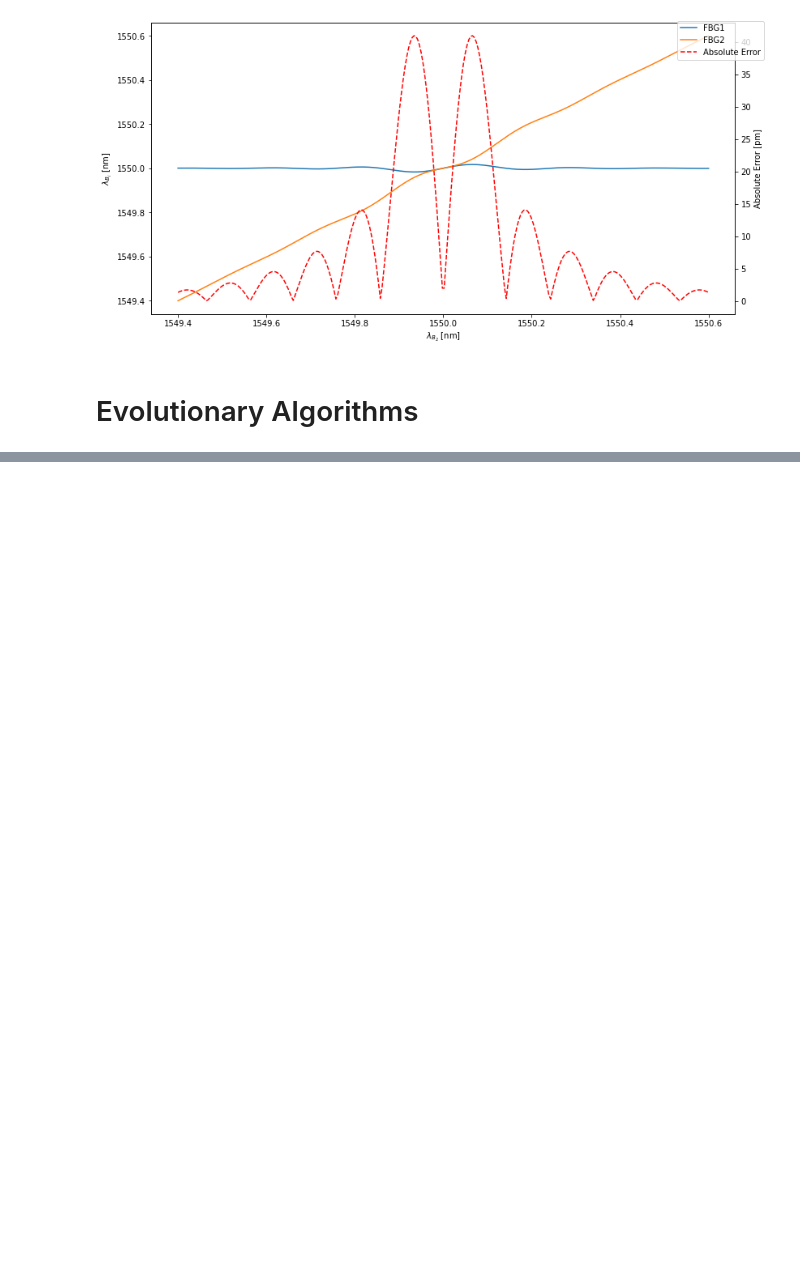
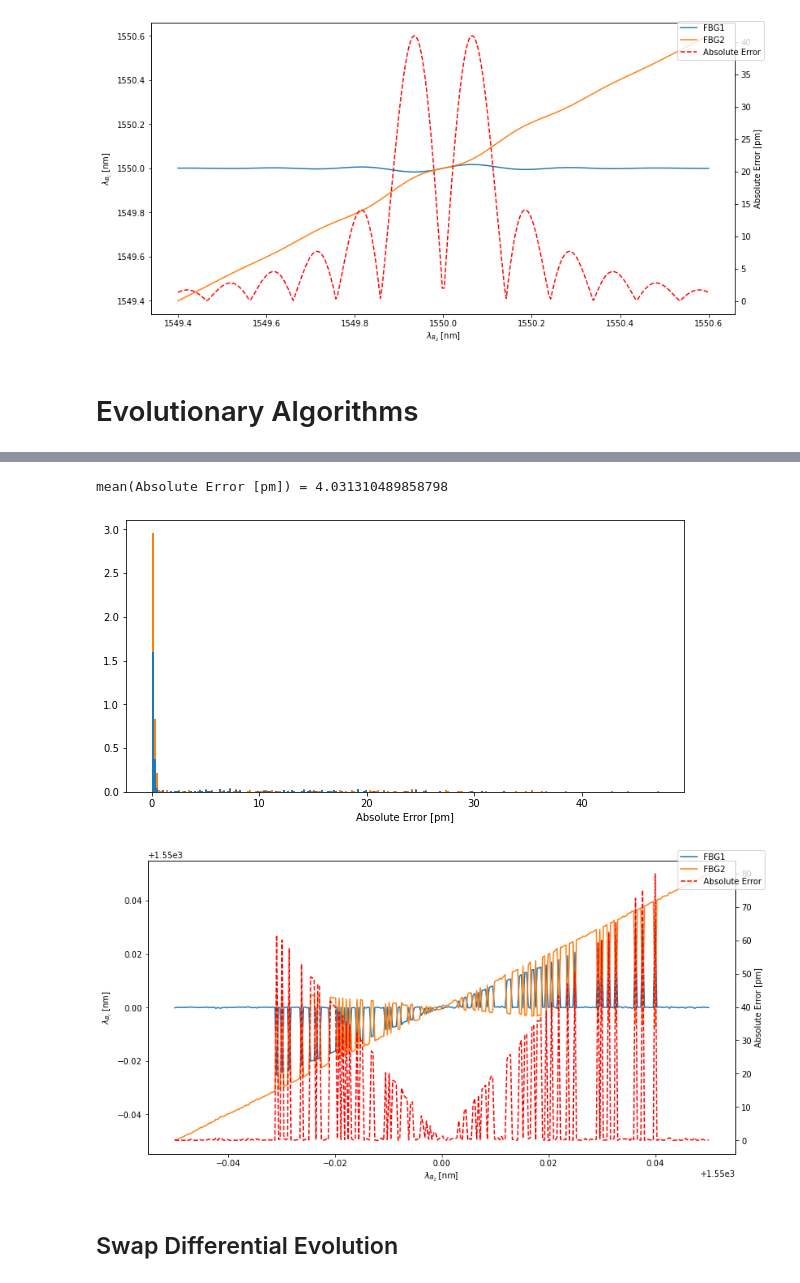
Before and after one commit to grudloff/fbg_S-WDM, a Jupyter notebook: main.ipynb, the cells around one changed output, grey strips where cells are left out. Saved outputs shown, nothing was run; the diff lists cells and outputs as text; code cells hidden in the pictures; blank space fills up the shorter version.

```diff
--- a/main.ipynb
+++ b/main.ipynb
@@ -176,0 +179,9 @@ mean(Absolute Error [pm]) = 170.19308659956957
+# %%
+# Behaviour on sweep of one FBG
+vis.plot_sweep(model, normalize = False, d=0.05*vars.n)
+# %% [output]
+mean(Absolute Error [pm]) = 4.031310489858798
+[figure, added]
+[figure, added]
+# %% [markdown]
+## Swap Differential Evolution
```
Also changed, not shown: parts of 17 cells of this notebook.
